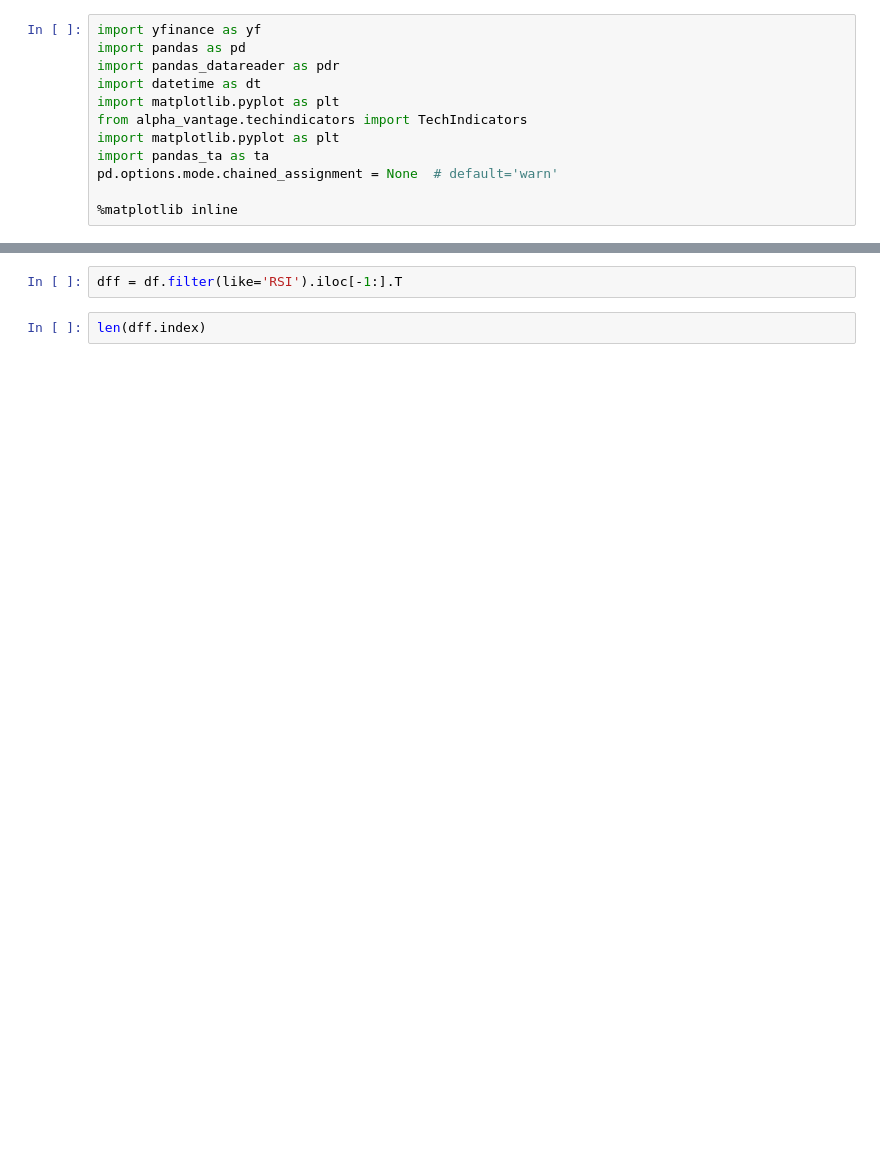
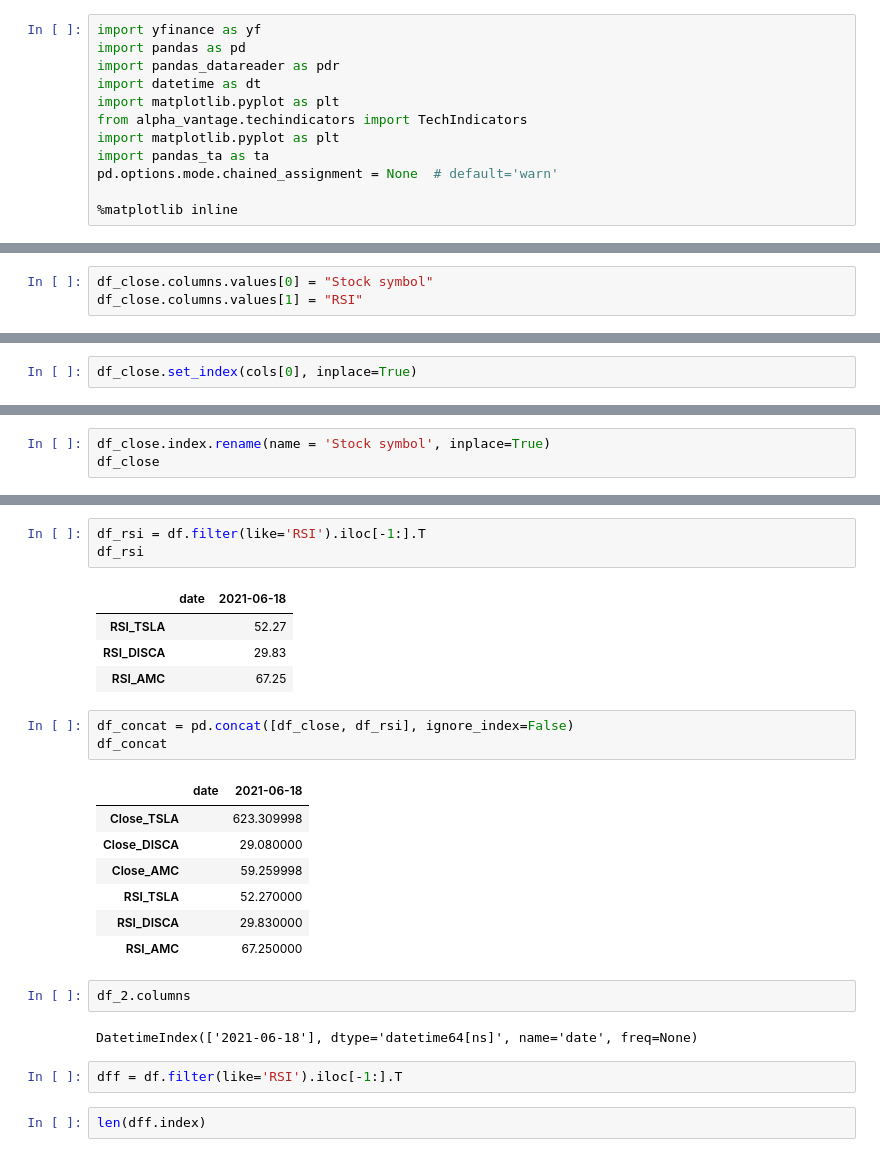
Before and after one commit to PetricaR/rev_app, a Jupyter notebook: nb_files/yahoo_finance.ipynb, the cells around one changed output, grey strips where cells are left out. Cells and saved outputs as stored; diff of their text form; blank space fills up the shorter version.

```diff
--- a/nb_files/yahoo_finance.ipynb
+++ b/nb_files/yahoo_finance.ipynb
@@ -93,0 +130,3 @@ df
+# %%
+df_close.columns.values[0] = "Stock symbol"
+df_close.columns.values[1] = "RSI"
@@ -93,0 +145,2 @@ df
+# %%
+df_close.set_index(cols[0], inplace=True)
@@ -93,0 +149,3 @@ df
+# %%
+df_close.index.rename(name = 'Stock symbol', inplace=True)
+df_close
@@ -94,3 +182,26 @@ df
+# %%
+df_rsi = df.filter(like='RSI').iloc[-1:].T
+df_rsi
+# %% [output]
+|  | date | 2021-06-18 |
+| RSI_TSLA |  | 52.27 |
+| RSI_DISCA |  | 29.83 |
+| RSI_AMC |  | 67.25 |
+# %%
+df_concat = pd.concat([df_close, df_rsi], ignore_index=False)
+df_concat
+# %% [output]
+|  | date | 2021-06-18 |
+| Close_TSLA |  | 623.309998 |
+| Close_DISCA |  | 29.080000 |
+| Close_AMC |  | 59.259998 |
+| RSI_TSLA |  | 52.270000 |
+| RSI_DISCA |  | 29.830000 |
+| RSI_AMC |  | 67.250000 |
+# %%
+df_2.columns
+# %% [output]
+DatetimeIndex(['2021-06-18'], dtype='datetime64[ns]', name='date', freq=None)
 # %%
 dff = df.filter(like='RSI').iloc[-1:].T
 # %%
```
Also changed, not shown: parts of 22 cells of this notebook, 1 other file.
